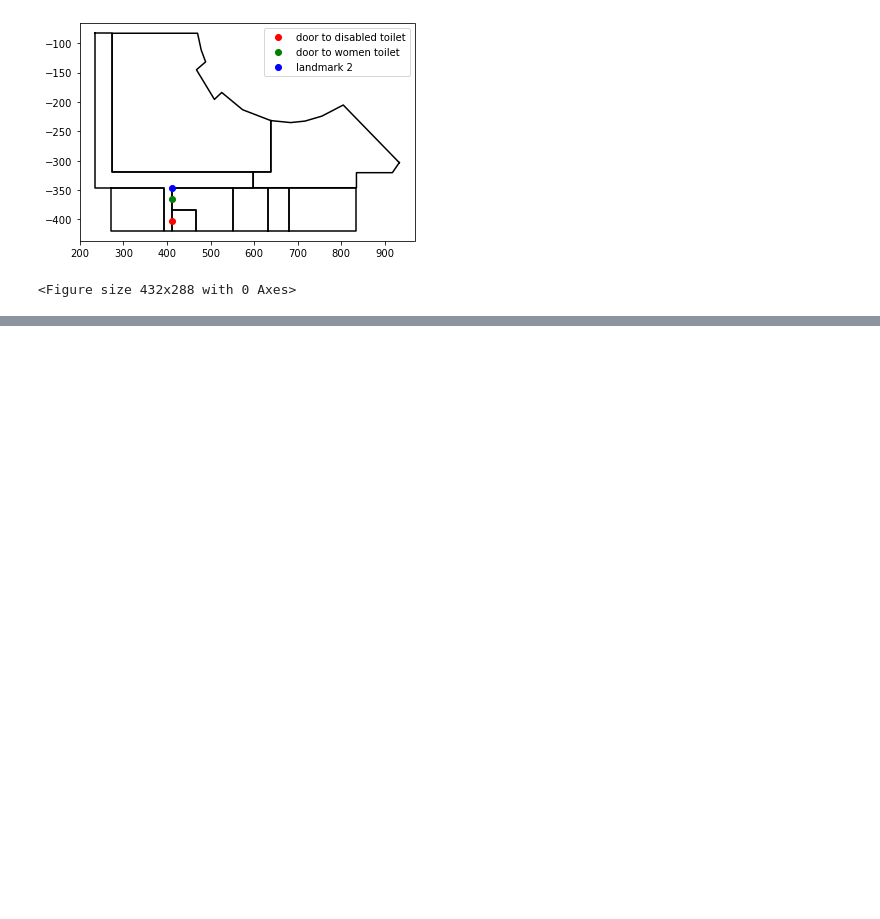
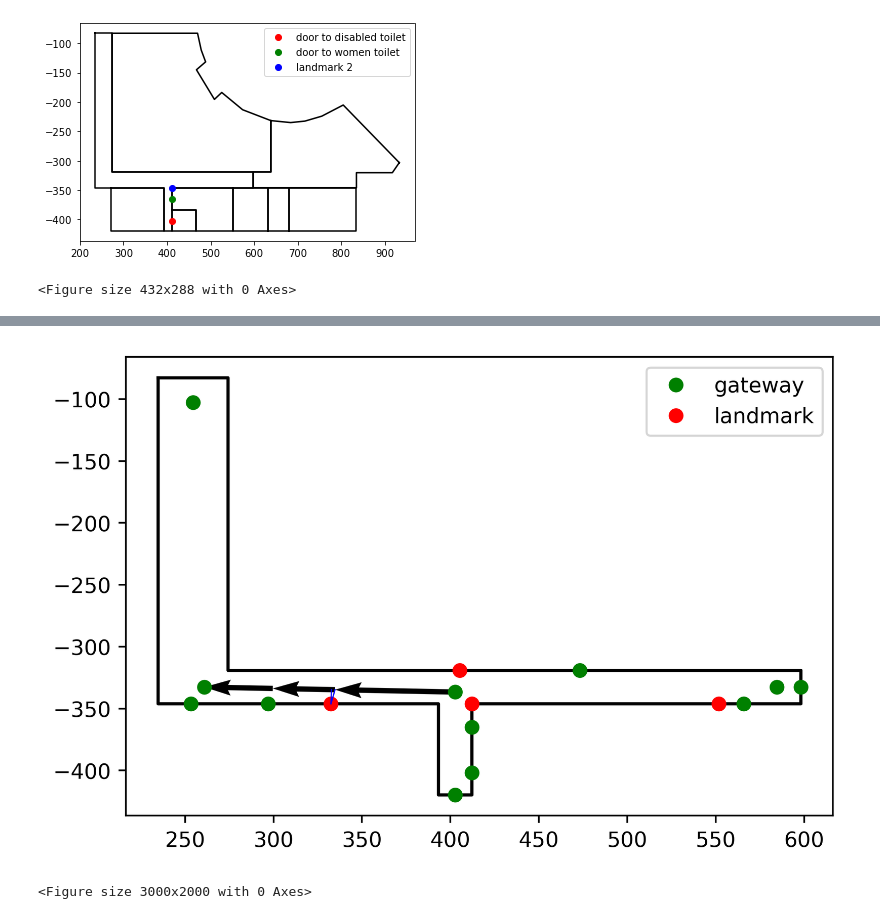
Before and after one commit to hamzeiehsan/indoor_view_graph, a Jupyter notebook: TestGraph.ipynb, the cells around one changed output, grey strips where cells are left out. Saved outputs shown, nothing was run; the diff lists cells and outputs as text; code cells hidden in the pictures; blank space fills up the shorter version.

```diff
--- a/TestGraph.ipynb
+++ b/TestGraph.ipynb
@@ -393,0 +478,10 @@ plotter.close()
+# %%
+from shapely.ops import nearest_points
+import math
+from numpy import tan
+
+point = vl.interpolate(d)
+# p1, p2 = nearest_points(vl, point)
+a = (90 - 160 / 2) / 180 * math.pi  # fov = 160
+shift = tan(a) * point.distance(lpoint)
+d_correct = d - shift
@@ -393,0 +501,13 @@ plotter.close()
+# %%
+plotter = Plotter()
+plotter.add_isovist(isovist_object)
+plotter.add_views([vg.rviews[idx] for idx in vlist])
+plotter.get_plt().plot([lpoint.x, point.x], [lpoint.y, point.y], 'blue', linewidth=0.6)
+plotter.get_plt().plot([lpoint.x, vg.rviews[361][1].x], [lpoint.y, vg.rviews[361][1].y], 'blue', linewidth=0.6)
+# plotter.add_points_lines([[lpoint, vg.rviews[361][1]]], False)
+# plotter.add_points_lines([[lpoint, point]], False, 'blue')
+plotter.show()
+plotter.close()
+# %% [output]
+[figure, added]
+<Figure size 3000x2000 with 0 Axes>
```
Also changed, not shown: parts of 23 cells of this notebook, 3 other files.
